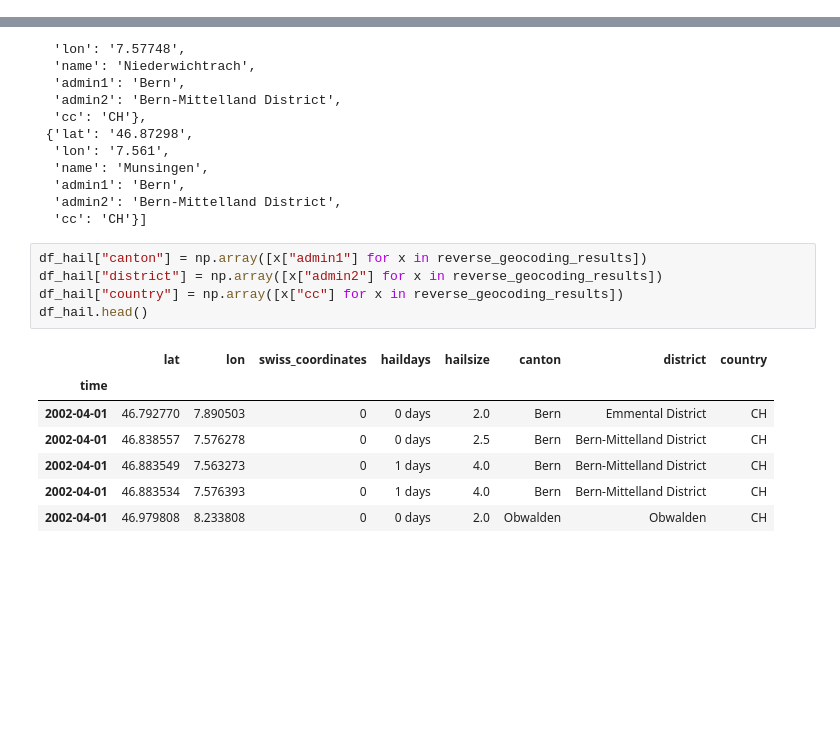
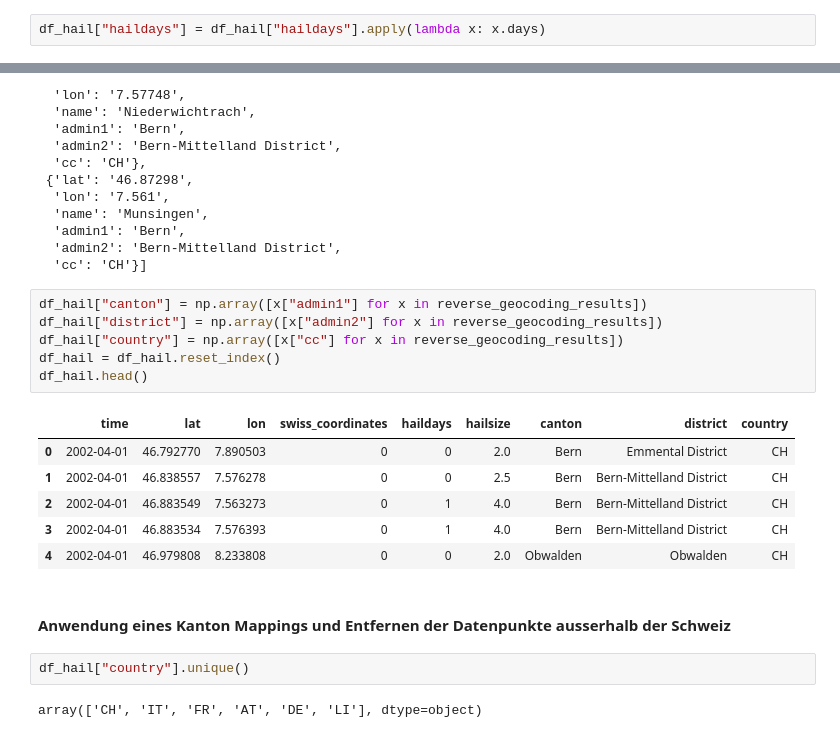
Before and after one commit to aminkarbassi/CAS_IE_Scripting, a Jupyter notebook: 0_Data_Download.ipynb, the cells around one changed output, grey strips where cells are left out. Drawn from its saved outputs; the diff is of its cells as text; blank space fills up the shorter version.

```diff
--- a/0_Data_Download.ipynb
+++ b/0_Data_Download.ipynb
@@ -264,3 +258,5 @@ df_hail
+# %%
+df_hail["haildays"] = df_hail["haildays"].apply(lambda x: x.days)
 # %% [markdown]
 <a id="data_enrichment"></a>
 ## Anreicherung der Daten
@@ -318,13 +313,19 @@ reverse_geocoding_results[0:3]
 # %%
 df_hail["canton"] = np.array([x["admin1"] for x in reverse_geocoding_results])
 df_hail["district"] = np.array([x["admin2"] for x in reverse_geocoding_results])
 df_hail["country"] = np.array([x["cc"] for x in reverse_geocoding_results])
+df_hail = df_hail.reset_index()
 df_hail.head()
 # %% [output]
-|  | lat | lon | swiss_coordinates | haildays | hailsize | canton | district | country |
-| time |  |  |  |  |  |  |  |  |
-| 2002-04-01 | 46.792770 | 7.890503 | 0 | 0 days | 2.0 | Bern | Emmental District | CH |
-| 2002-04-01 | 46.838557 | 7.576278 | 0 | 0 days | 2.5 | Bern | Bern-Mittelland District | CH |
-| 2002-04-01 | 46.883549 | 7.563273 | 0 | 1 days | 4.0 | Bern | Bern-Mittelland District | CH |
-| 2002-04-01 | 46.883534 | 7.576393 | 0 | 1 days | 4.0 | Bern | Bern-Mittelland District | CH |
-| 2002-04-01 | 46.979808 | 8.233808 | 0 | 0 days | 2.0 | Obwalden | Obwalden | CH |
+|  | time | lat | lon | swiss_coordinates | haildays | hailsize | canton | district | country |
+| 0 | 2002-04-01 | 46.792770 | 7.890503 | 0 | 0 | 2.0 | Bern | Emmental District | CH |
+| 1 | 2002-04-01 | 46.838557 | 7.576278 | 0 | 0 | 2.5 | Bern | Bern-Mittelland District | CH |
+| 2 | 2002-04-01 | 46.883549 | 7.563273 | 0 | 1 | 4.0 | Bern | Bern-Mittelland District | CH |
+| 3 | 2002-04-01 | 46.883534 | 7.576393 | 0 | 1 | 4.0 | Bern | Bern-Mittelland District | CH |
+| 4 | 2002-04-01 | 46.979808 | 8.233808 | 0 | 0 | 2.0 | Obwalden | Obwalden | CH |
+# %% [markdown]
+#### Anwendung eines Kanton Mappings und Entfernen der Datenpunkte ausserhalb der Schweiz
+# %%
+df_hail["country"].unique()
+# %% [output]
+array(['CH', 'IT', 'FR', 'AT', 'DE', 'LI'], dtype=object)
```
Also changed, not shown: parts of 15 cells of this notebook.
